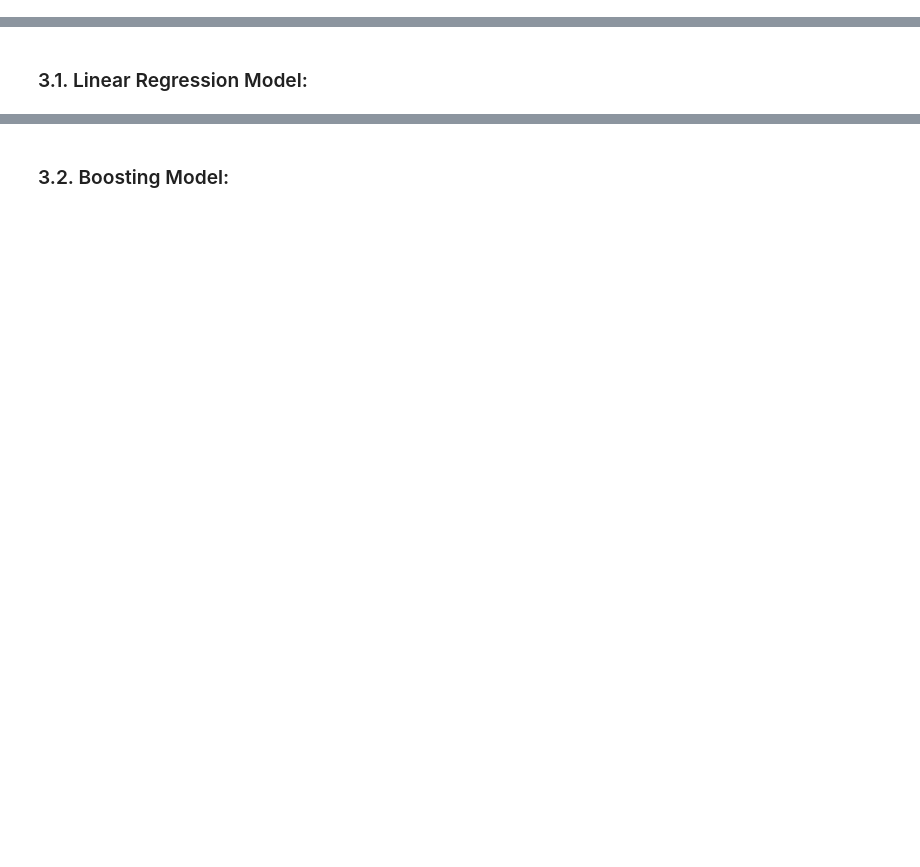
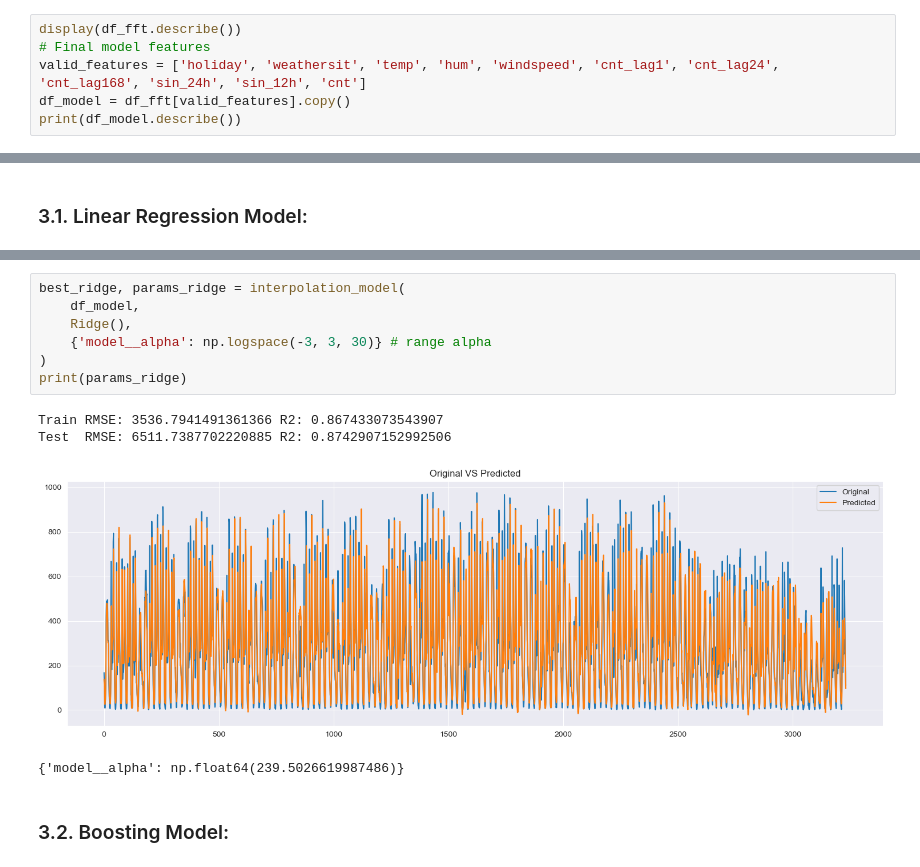
Before and after one commit to 24087068/verhuuraantallen_voorspelling, a Jupyter notebook: notebooks/main.ipynb, the cells around one changed output, grey strips where cells are left out. Saved outputs shown, nothing was run; the diff lists cells and outputs as text; blank space fills up the shorter version.

```diff
--- a/notebooks/main.ipynb
+++ b/notebooks/main.ipynb
@@ -288,0 +295,6 @@ dtype: int64
+# %%
+display(df_fft.describe())
+# Final model features
+valid_features = ['holiday', 'weathersit', 'temp', 'hum', 'windspeed', 'cnt_lag1', 'cnt_lag24', 'cnt_lag168', 'sin_24h', 'sin_12h', 'cnt']
+df_model = df_fft[valid_features].copy()
+print(df_model.describe())
@@ -293,2 +336,14 @@ dtype: int64
+# %%
+best_ridge, params_ridge = interpolation_model(
+    df_model,
+    Ridge(),
+    {'model__alpha': np.logspace(-3, 3, 30)} # range alpha
+)
+print(params_ridge)
+# %% [output]
+Train RMSE: 3536.7941491361366 R2: 0.867433073543907
+Test  RMSE: 6511.7387702220885 R2: 0.8742907152992506
+[figure, added]
+{'model__alpha': np.float64(239.5026619987486)}
 # %% [markdown]
 ### 3.2. Boosting Model:
```
Also changed, not shown: parts of 35 cells of this notebook, 2 other files.
